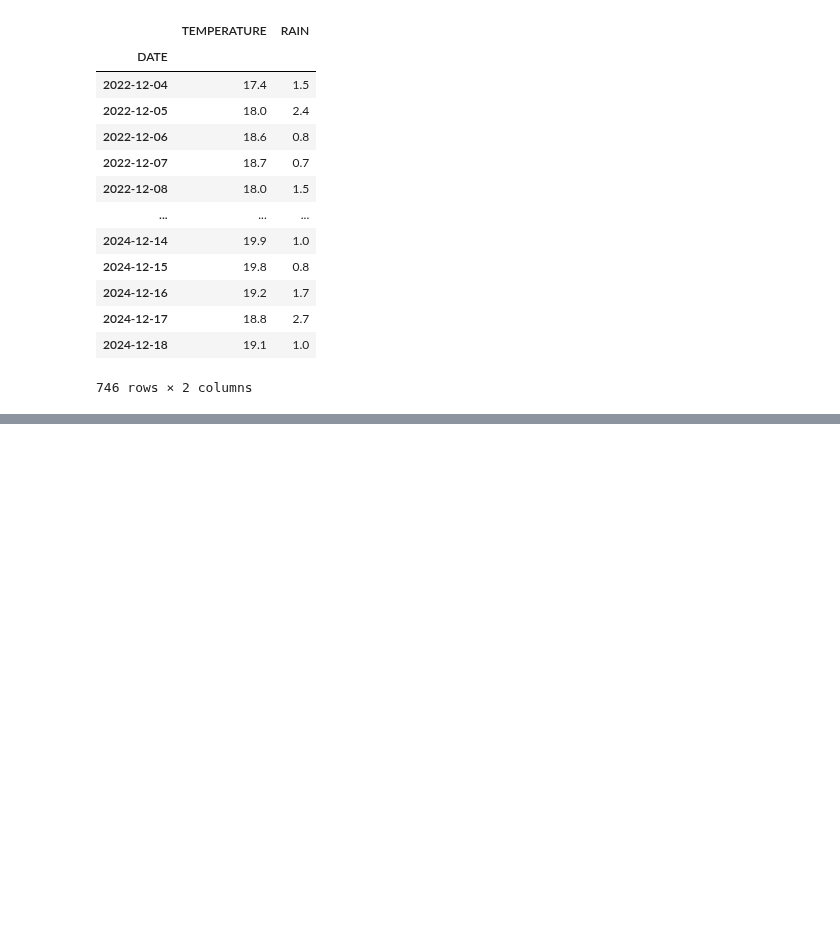
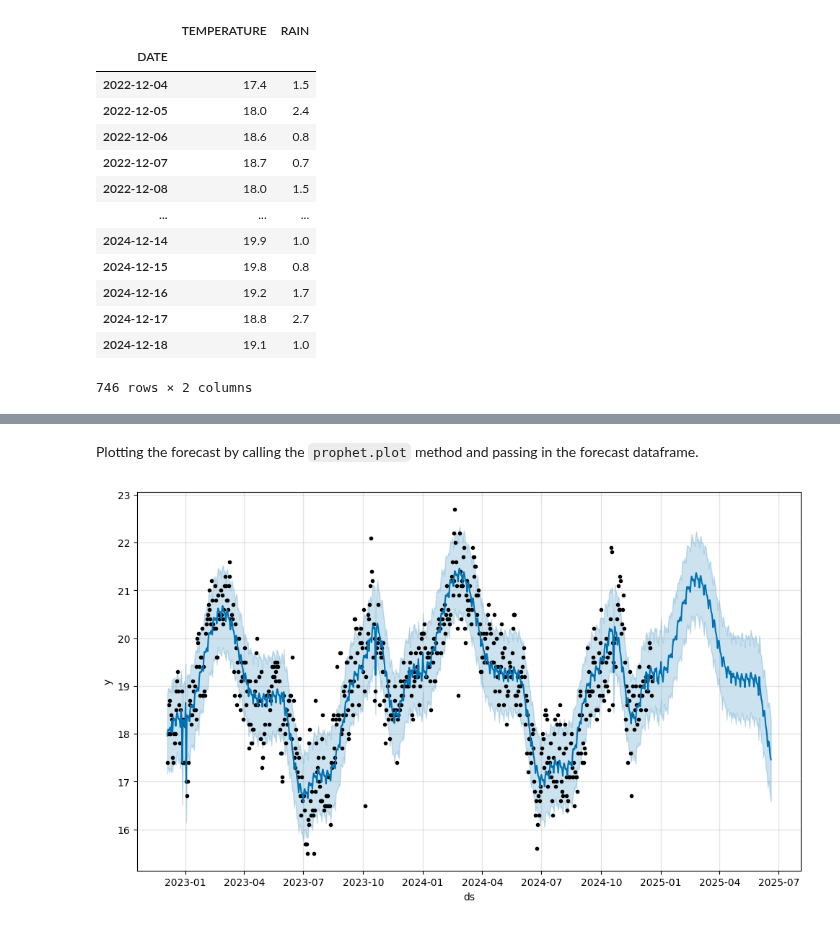
Before and after one commit to Josephnyingi/Clime, a Jupyter notebook: Clime.ipynb, the cells around one changed output, grey strips where cells are left out. Drawn from its saved outputs; the diff is of its cells as text; code cells hidden in the pictures; blank space fills up the shorter version.

Commit message:
fit the model

```diff
--- a/Clime.ipynb
+++ b/Clime.ipynb
@@ -136,0 +141,8 @@ weather
+# %%
+# Rename the index 'DATE' to 'ds' and reset the index
+weather = weather.rename_axis('ds').reset_index()
+
+# First we forecast 'TEMPERATURE', rename it to 'y'
+weather = weather.rename(columns={'TEMPERATURE': 'y'})
+
+weather.head()
@@ -136,0 +156,9 @@ weather
+# %%
+# Import necessary libraries
+from prophet import Prophet
+from prophet.plot import plot_plotly, plot_components_plotly
+# Create a Prophet model with holidays for Kenya
+# holidays is defined here using the Prophet's built in method.
+m = Prophet()
+m.add_country_holidays(country_name='KE')
+m.fit(weather)
@@ -136,0 +209,3 @@ weather
+# %%
+future = m.make_future_dataframe(periods = 183, freq = 'D')
+future.tail()
@@ -136,0 +223,3 @@ weather
+# %%
+forecast = m.predict(future)
+forecast[['ds', 'yhat', 'yhat_lower', 'yhat_upper']].tail()
@@ -136,0 +233,6 @@ weather
+# %% [markdown]
+Plotting the forecast by calling the `prophet.plot` method and passing in the forecast dataframe.
+# %%
+figl = m.plot(forecast)
+# %% [output]
+[figure, added]
```
Also changed, not shown: parts of 19 cells of this notebook.
